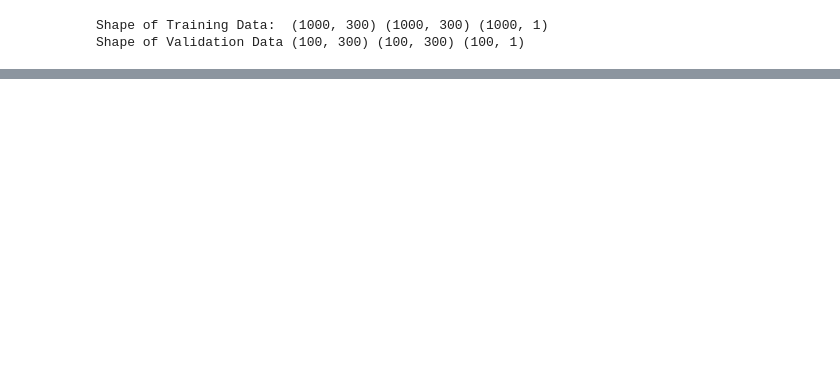
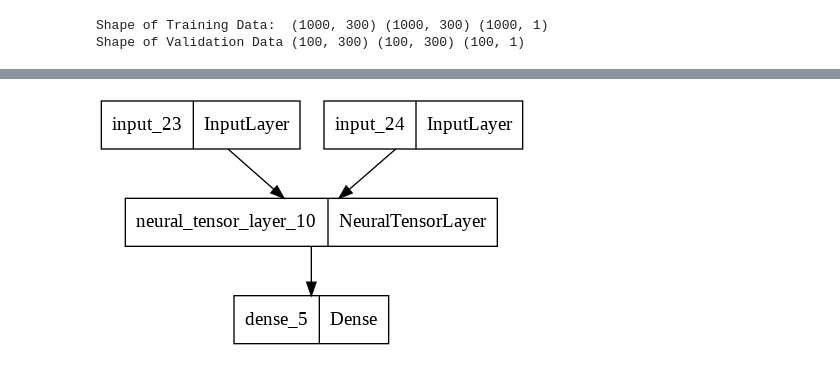
Before and after one commit to MatteoGuglielmi-tech/Polarity-and-Subjectivity-Detection, a Jupyter notebook: src/MyModel/NTN.ipynb, the cells around one changed output, grey strips where cells are left out. Saved outputs shown, nothing was run; the diff lists cells and outputs as text; code cells hidden in the pictures; blank space fills up the shorter version.

```diff
--- a/src/MyModel/NTN.ipynb
+++ b/src/MyModel/NTN.ipynb
@@ -325 +341,7 @@ Epoch 5/5
 <keras.callbacks.History at 0x...>
+# %%
+from keras.utils.vis_utils import plot_model
+
+plot_model(model)
+# %% [output]
+[figure, added]
```
Also changed, not shown: parts of 5 cells of this notebook.
